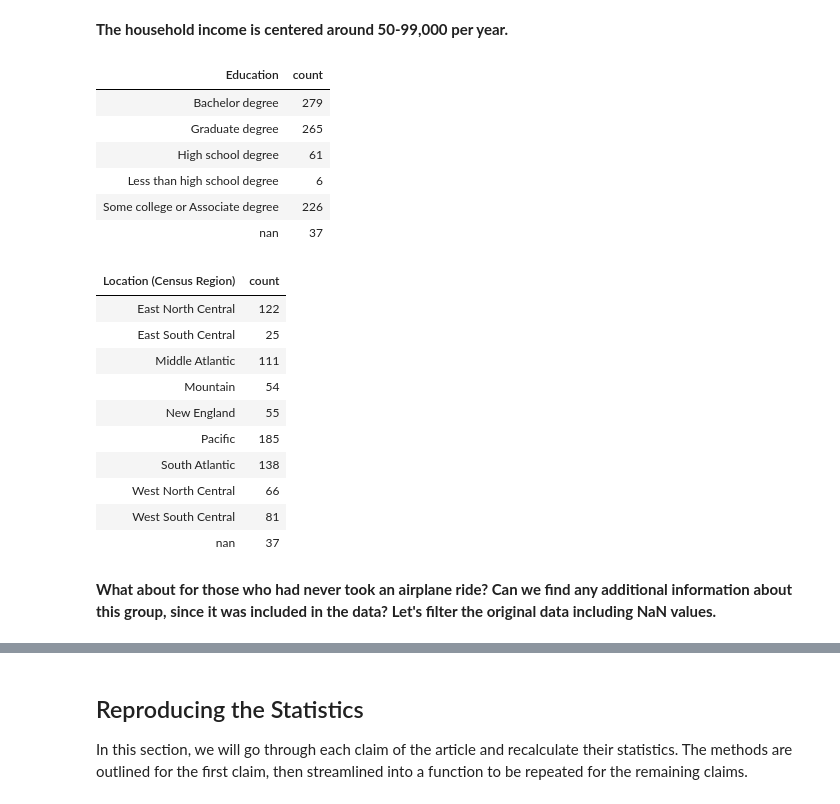
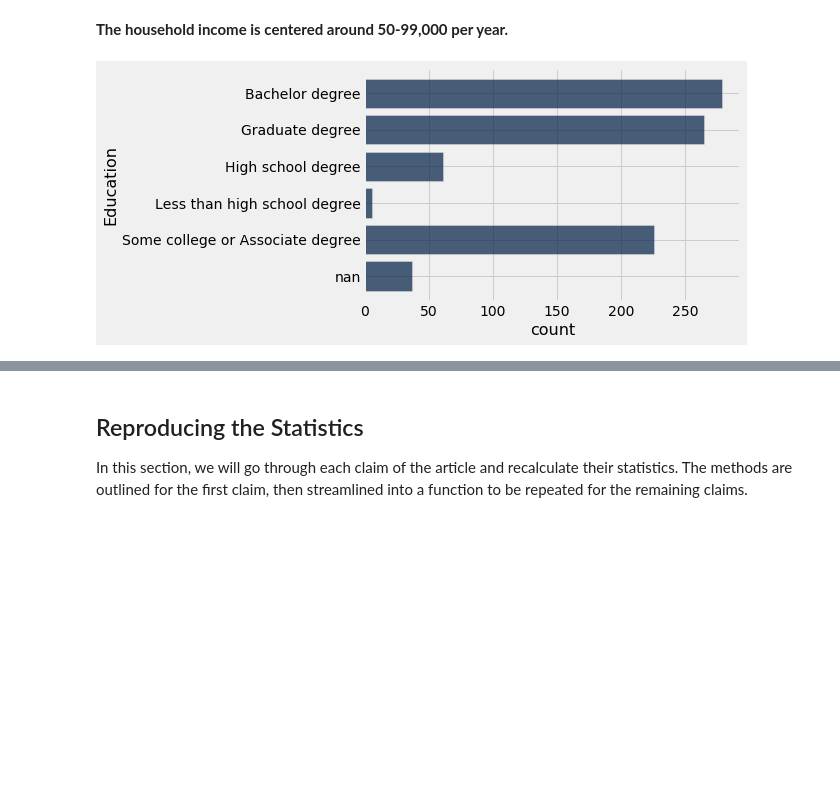
Before and after one commit to ls88-openscienceconnector/final-project-team-2, a Jupyter notebook: notebooks/airplane-analysis.ipynb, the cells around one changed output, grey strips where cells are left out. Cells and saved outputs as stored; diff of their text form; code cells hidden in the pictures; blank space fills up the shorter version.

```diff
--- a/notebooks/airplane-analysis.ipynb
+++ b/notebooks/airplane-analysis.ipynb
@@ -62,28 +66,6 @@ data.group("Household Income").with_column("order", make_array(0, 3, 1,  2, 4, 5
 # %% [markdown]
 **The household income is centered around 50-99,000 per year.**
 # %%
-data.group("Education")
+clean_data.group('Education').barh(0)
 # %% [output]
-| Education | count |
-| Bachelor degree | 279 |
-| Graduate degree | 265 |
-| High school degree | 61 |
-| Less than high school degree | 6 |
-| Some college or Associate degree | 226 |
-| nan | 37 |
+[figure, added]
-# %%
-data.group("Location (Census Region)")
-# %% [output]
-| Location (Census Region) | count |
-| East North Central | 122 |
-| East South Central | 25 |
-| Middle Atlantic | 111 |
-| Mountain | 54 |
-| New England | 55 |
-| Pacific | 185 |
-| South Atlantic | 138 |
-| West North Central | 66 |
-| West South Central | 81 |
-| nan | 37 |
-# %% [markdown]
-**What about for those who had never took an airplane ride? Can we find any additional information about this group, since it was included in the data? Let's filter the original data including NaN values.**
```
Also changed, not shown: parts of 135 cells of this notebook.
